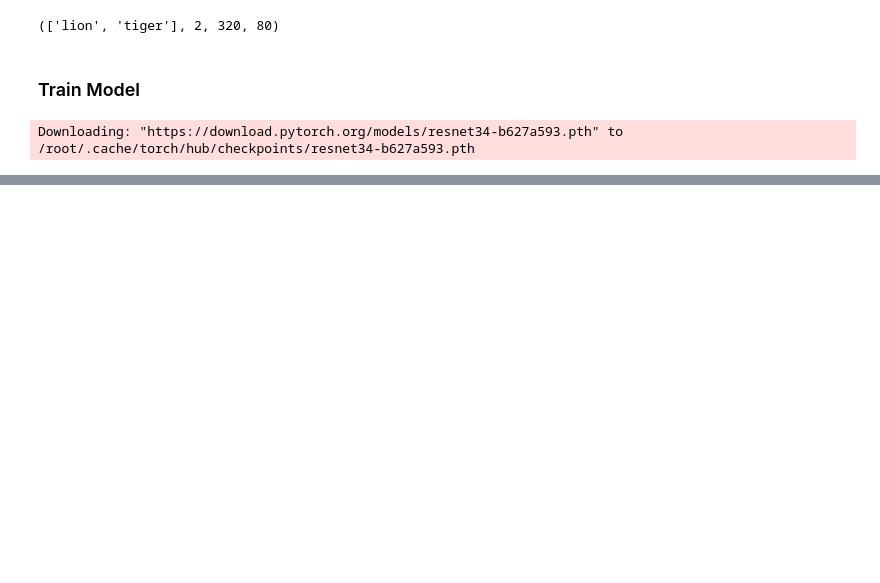
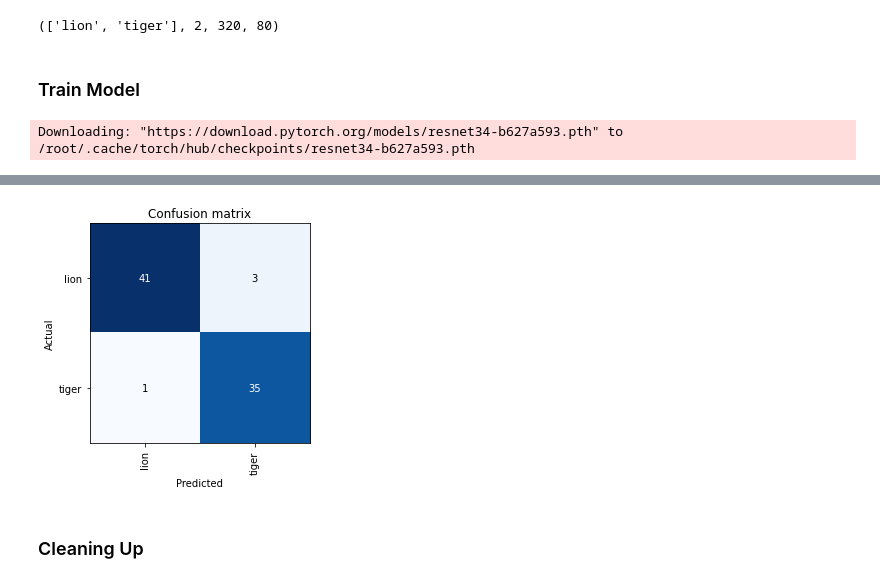
Before and after one commit to kvs1998/Practical-Deep-Learning-for-Coders-v3, a Jupyter notebook: lesson02.ipynb, the cells around one changed output, grey strips where cells are left out. Saved outputs shown, nothing was run; the diff lists cells and outputs as text; code cells hidden in the pictures; blank space fills up the shorter version.

```diff
--- a/lesson02.ipynb
+++ b/lesson02.ipynb
@@ -128,0 +107,4 @@ LR Finder is complete, type {learner_name}.recorder.plot() to see the graph.
+# %%
+learn.load('stage-2');
+# %%
+interp = ClassificationInterpretation.from_learner(learn)
@@ -128,0 +113,6 @@ LR Finder is complete, type {learner_name}.recorder.plot() to see the graph.
+# %%
+interp.plot_confusion_matrix()
+# %% [output]
+[figure, added]
+# %% [markdown]
+### Cleaning Up
```
Also changed, not shown: parts of 11 cells of this notebook.
